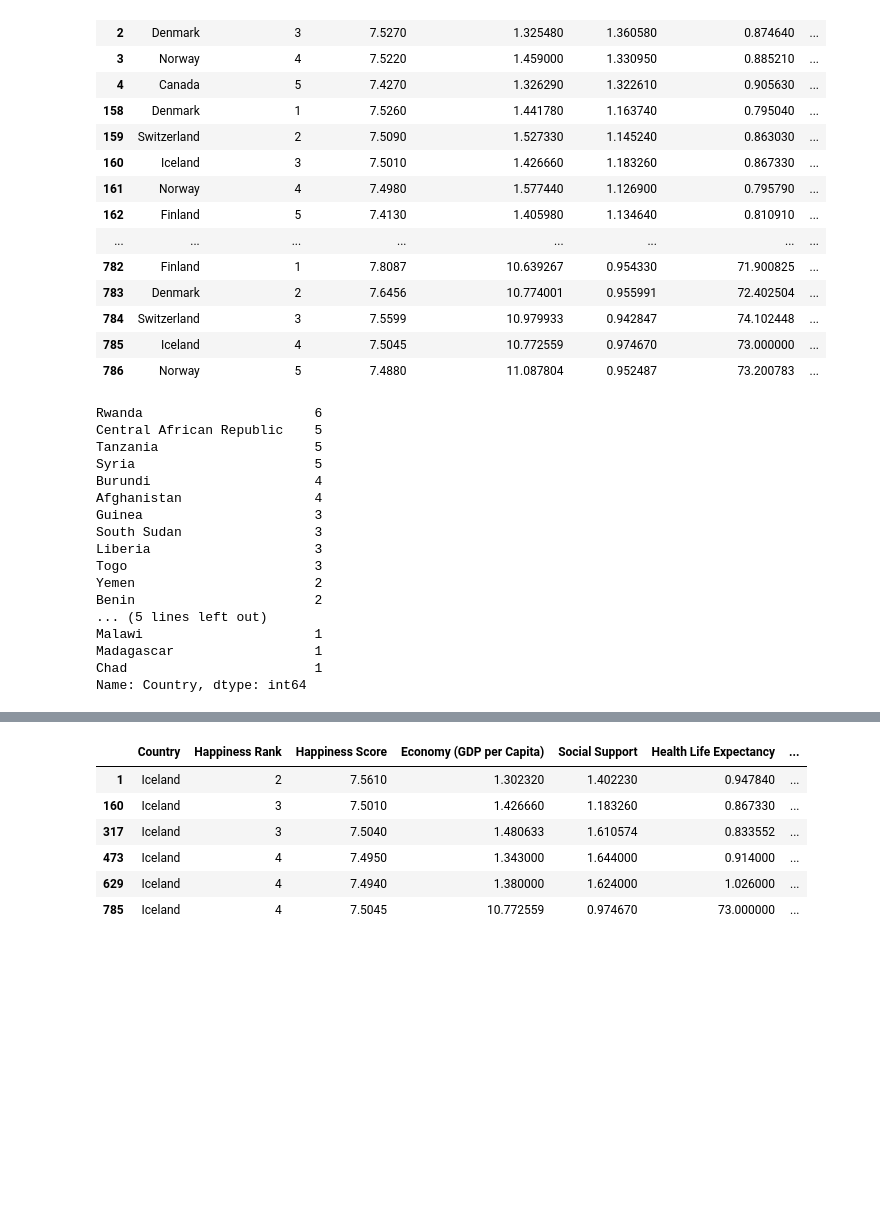
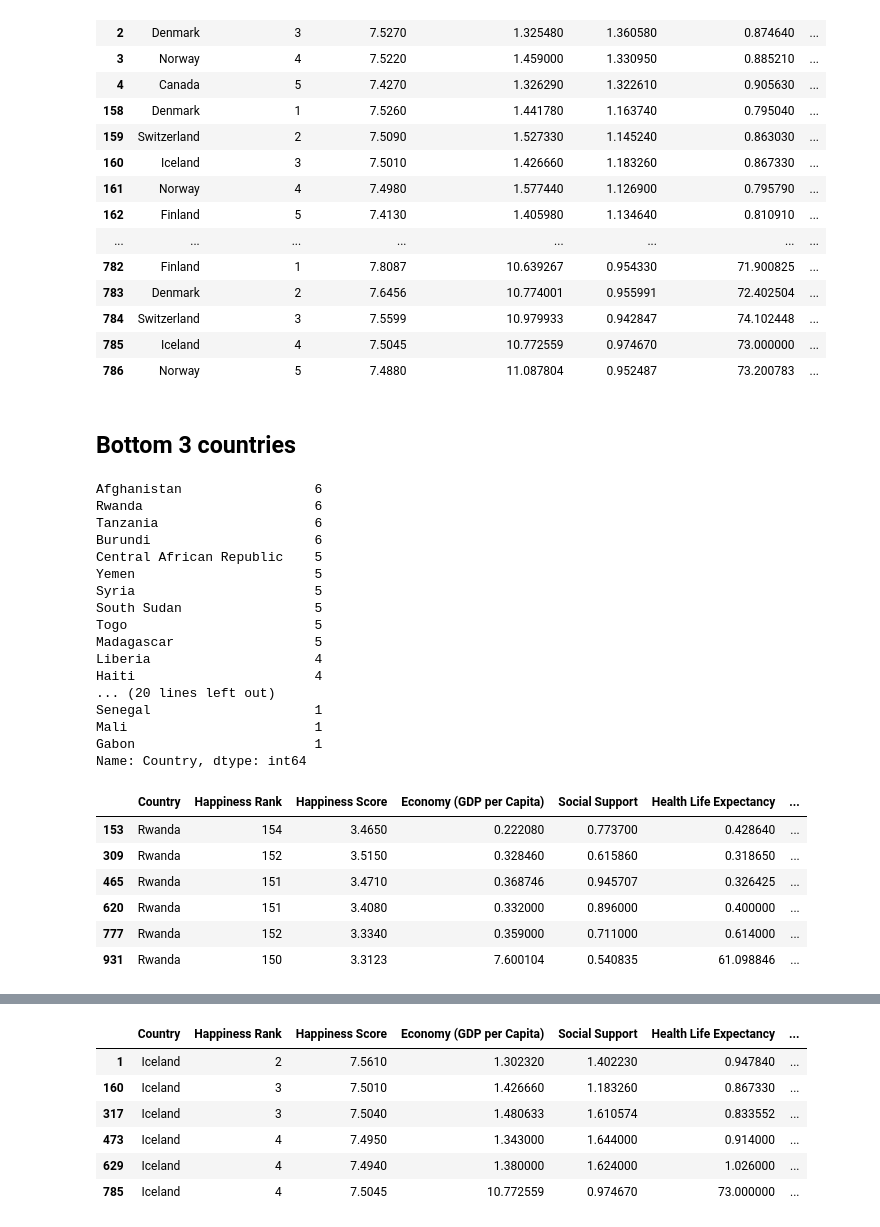
Before and after one commit to alexarnold630/Happiness_Index_Investigation, a Jupyter notebook: Happiness/Line Charts.ipynb, the cells around one changed output, grey strips where cells are left out. Drawn from its saved outputs; the diff is of its cells as text; code cells hidden in the pictures; blank space fills up the shorter version.

```diff
--- a/Happiness/Line Charts.ipynb
+++ b/Happiness/Line Charts.ipynb
@@ -49,24 +49,37 @@ topdf
 | 784 | Switzerland | 3 | 7.5599 | 10.979933 | 0.942847 | 74.102448 | ... |
 | 785 | Iceland | 4 | 7.5045 | 10.772559 | 0.974670 | 73.000000 | ... |
 | 786 | Norway | 5 | 7.4880 | 11.087804 | 0.952487 | 73.200783 | ... |
+# %% [markdown]
+## Bottom 3 countries
 # %%
-bottomdf = df.loc[df["Happiness Rank"] >= 148]
+bottomdf = df.loc[df["Happiness Rank"] >= 138]
 bottomdf["Country"].value_counts()
 # %% [output]
+Afghanistan                 6
 Rwanda                      6
+Tanzania                    6
+Burundi                     6
 Central African Republic    5
-Tanzania                    5
+Yemen                       5
 Syria                       5
-Burundi                     4
-Afghanistan                 4
-Guinea                      3
-South Sudan                 3
-Liberia                     3
-Togo                        3
-Yemen                       2
-Benin                       2
-... (5 lines left out)
-Malawi                      1
-Madagascar                  1
-Chad                        1
+South Sudan                 5
+Togo                        5
+Madagascar                  5
+Liberia                     4
+Haiti                       4
+... (20 lines left out)
+Senegal                     1
+Mali                        1
+Gabon                       1
 Name: Country, dtype: int64
+# %%
+rwanda = bottomdf.loc[bottomdf["Country"]=="Rwanda"]
+rwanda
+# %% [output]
+|  | Country | Happiness Rank | Happiness Score | Economy (GDP per Capita) | Social Support | Health Life Expectancy | ... |
+| 153 | Rwanda | 154 | 3.4650 | 0.222080 | 0.773700 | 0.428640 | ... |
+| 309 | Rwanda | 152 | 3.5150 | 0.328460 | 0.615860 | 0.318650 | ... |
+| 465 | Rwanda | 151 | 3.4710 | 0.368746 | 0.945707 | 0.326425 | ... |
+| 620 | Rwanda | 151 | 3.4080 | 0.332000 | 0.896000 | 0.400000 | ... |
+| 777 | Rwanda | 152 | 3.3340 | 0.359000 | 0.711000 | 0.614000 | ... |
+| 931 | Rwanda | 150 | 3.3123 | 7.600104 | 0.540835 | 61.098846 | ... |
```
Also changed, not shown: parts of 12 cells of this notebook.
